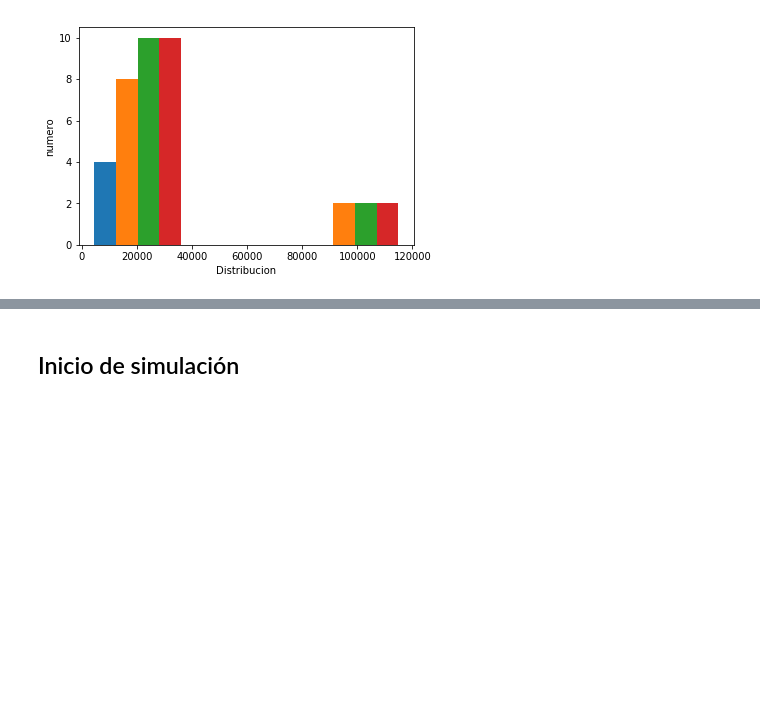
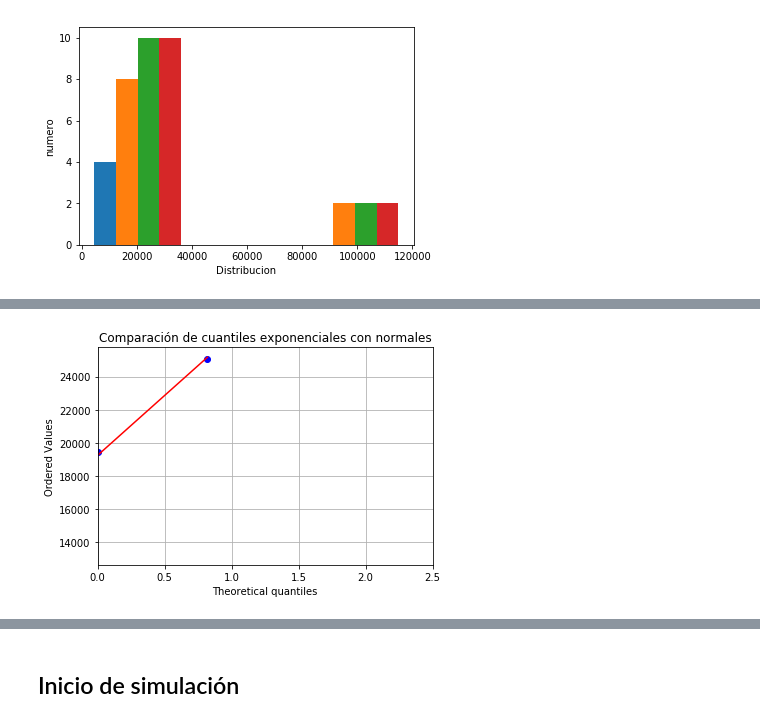
Before and after one commit to jsalomon97/proyecto_simmat, a Jupyter notebook: CODE/GuiaProyecto_simulacion.ipynb, the cells around one changed output, grey strips where cells are left out. Cells and saved outputs as stored; diff of their text form; code cells hidden in the pictures; blank space fills up the shorter version.

```diff
--- a/CODE/GuiaProyecto_simulacion.ipynb
+++ b/CODE/GuiaProyecto_simulacion.ipynb
@@ -113,0 +148,9 @@ plt.show()
+# %%
+x = st.expon.rvs(primermm)
+res = st.probplot(x, plot=plt, dist='norm')
+plt.title('Comparación de cuantiles exponenciales con normales')
+plt.xlim([0,2.5])
+plt.grid()
+plt.show()
+# %% [output]
+[figure, added]
```
Also changed, not shown: parts of 24 cells of this notebook.
